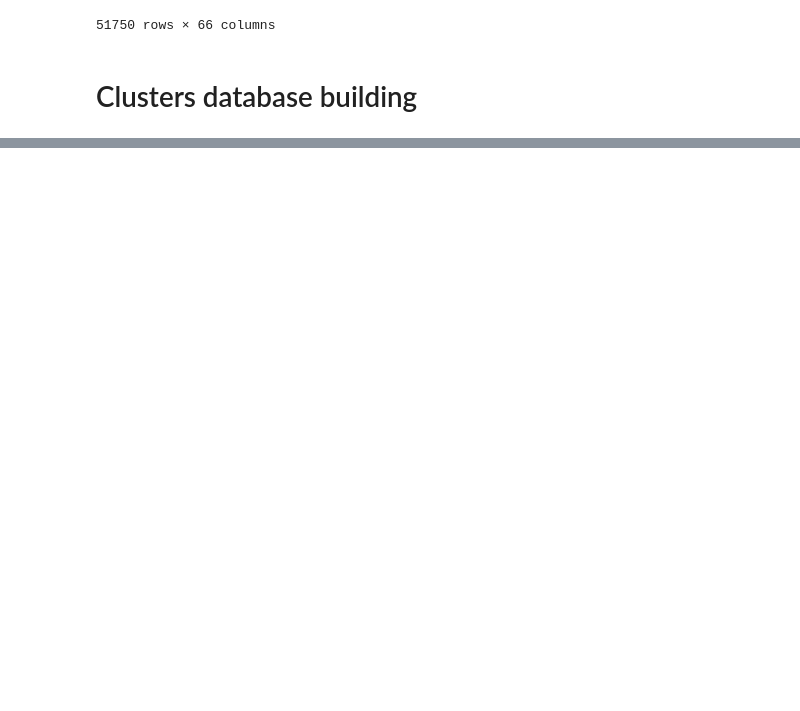
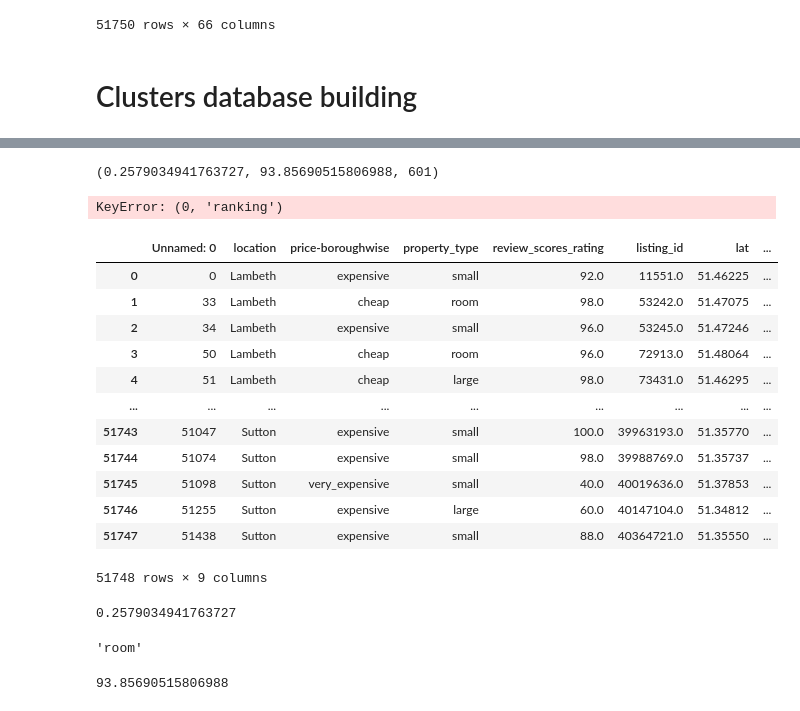
Before and after one commit to OrthoLoess/fivestar, a Jupyter notebook: notebooks/Leone_clustering_refined.ipynb, the cells around one changed output, grey strips where cells are left out. Drawn from its saved outputs; the diff is of its cells as text; code cells hidden in the pictures; blank space fills up the shorter version.

```diff
--- a/notebooks/Leone_clustering_refined.ipynb
+++ b/notebooks/Leone_clustering_refined.ipynb
@@ -326,0 +248,43 @@ clusters[clusters['listing_id']== listing_id]
+# %%
+def property_cat(ptype, psize):
+    '''Transforms property type and size into a property cluster category'''
+    if ptype != 'Entire home/apt':
+        return 'room'
+    elif psize < 2:
+        return 'small'
+    return 'large'
+
+def price_cat(x,pctl):
+    '''Transforms an absolute price into a price category, given a list of percentiles'''
+    if x <pctl[1]:
+        return 'very_cheap'
+    elif x >=pctl[1] and x <pctl[3]:
+        return 'cheap'
+    elif x >=pctl[3] and x <pctl[5]:
+        return 'average'
+    elif x >=pctl[5] and x <pctl[7]:
+        return 'expensive'
+    return 'very_expensive'
+
+def user_ranking_new(location, price, ptype, psize, listing_id, clusters, percentiles):
+    '''Takes as input a neighborhood, a price, a listing property type, the listing id and the clusters dataframe
+    returns:
+    - the listing's ranking within its cluster
+    - the cluster's average rating
+    - the cluster size
+    '''
+
+    price_c=price_cat(price,percentiles[location])
+    size_c = property_cat(ptype, psize)
+
+    cluster = clusters[(clusters['location'] == location ) &  (clusters['price-boroughwise'] == price_c ) &\
+              (clusters['property_type'] == size_c )\
+            ].reset_index()
+    cluster['ranking'] = cluster['review_scores_rating'].rank(method='min',ascending=False,pct=True)
+    cluster_average = cluster['review_scores_rating'].mean()
+    user_rank =float(cluster[cluster['listing_id']== listing_id]['ranking'])
+    return user_rank, cluster_average, cluster.shape[0]
+
+user_ranking_new('Lambeth', 55, 'Private room', 1 ,53242, clusters, percentiles)
+# %% [output]
+(0.2579034941763727, 93.85690515806988, 601)
@@ -326,0 +301,22 @@ clusters[clusters['listing_id']== listing_id]
+# %%
+clusters=pd.read_csv('../data/jan/clusters.csv')
+# %%
+float(cluster[cluster['listing_id']==53242]['ranking'])
+# %% [output]
+KeyError: (0, 'ranking')
+# %%
+clusters
+# %% [output]
+|  | Unnamed: 0 | location | price-boroughwise | property_type | review_scores_rating | listing_id | lat | ... |
+| 0 | 0 | Lambeth | expensive | small | 92.0 | 11551.0 | 51.46225 | ... |
+| 1 | 33 | Lambeth | cheap | room | 98.0 | 53242.0 | 51.47075 | ... |
+| 2 | 34 | Lambeth | expensive | small | 96.0 | 53245.0 | 51.47246 | ... |
+| 3 | 50 | Lambeth | cheap | room | 96.0 | 72913.0 | 51.48064 | ... |
+| 4 | 51 | Lambeth | cheap | large | 98.0 | 73431.0 | 51.46295 | ... |
+| ... | ... | ... | ... | ... | ... | ... | ... | ... |
+| 51743 | 51047 | Sutton | expensive | small | 100.0 | 39963193.0 | 51.35770 | ... |
+| 51744 | 51074 | Sutton | expensive | small | 98.0 | 39988769.0 | 51.35737 | ... |
+| 51745 | 51098 | Sutton | very_expensive | small | 40.0 | 40019636.0 | 51.37853 | ... |
+| 51746 | 51255 | Sutton | expensive | large | 60.0 | 40147104.0 | 51.34812 | ... |
+| 51747 | 51438 | Sutton | expensive | small | 88.0 | 40364721.0 | 51.35550 | ... |
+51748 rows × 9 columns
@@ -326,0 +325,8 @@ clusters[clusters['listing_id']== listing_id]
+# %%
+user_rank
+# %% [output]
+0.2579034941763727
+# %%
+size_c
+# %% [output]
+'room'
@@ -326,0 +335,4 @@ clusters[clusters['listing_id']== listing_id]
+# %%
+cluster_average
+# %% [output]
+93.85690515806988
```
Also changed, not shown: parts of 23 cells of this notebook, 3 other files.
